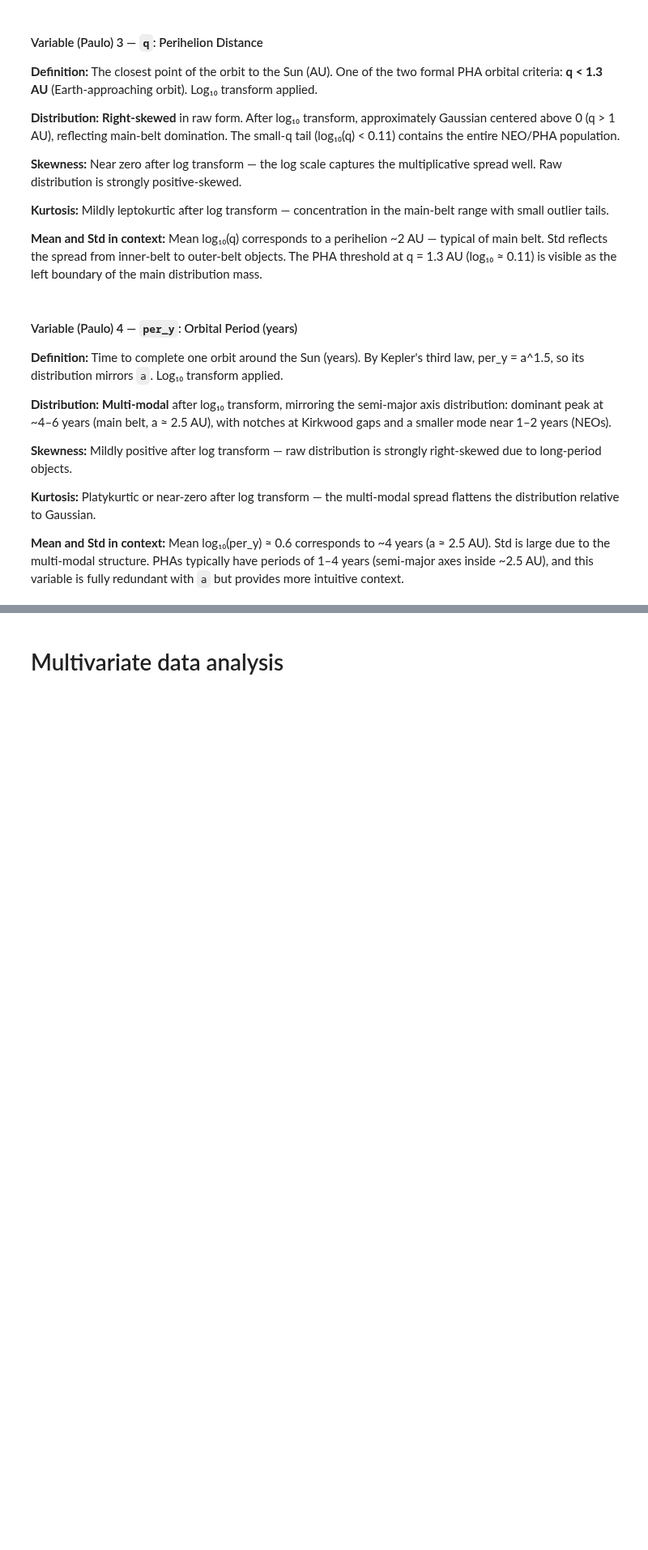
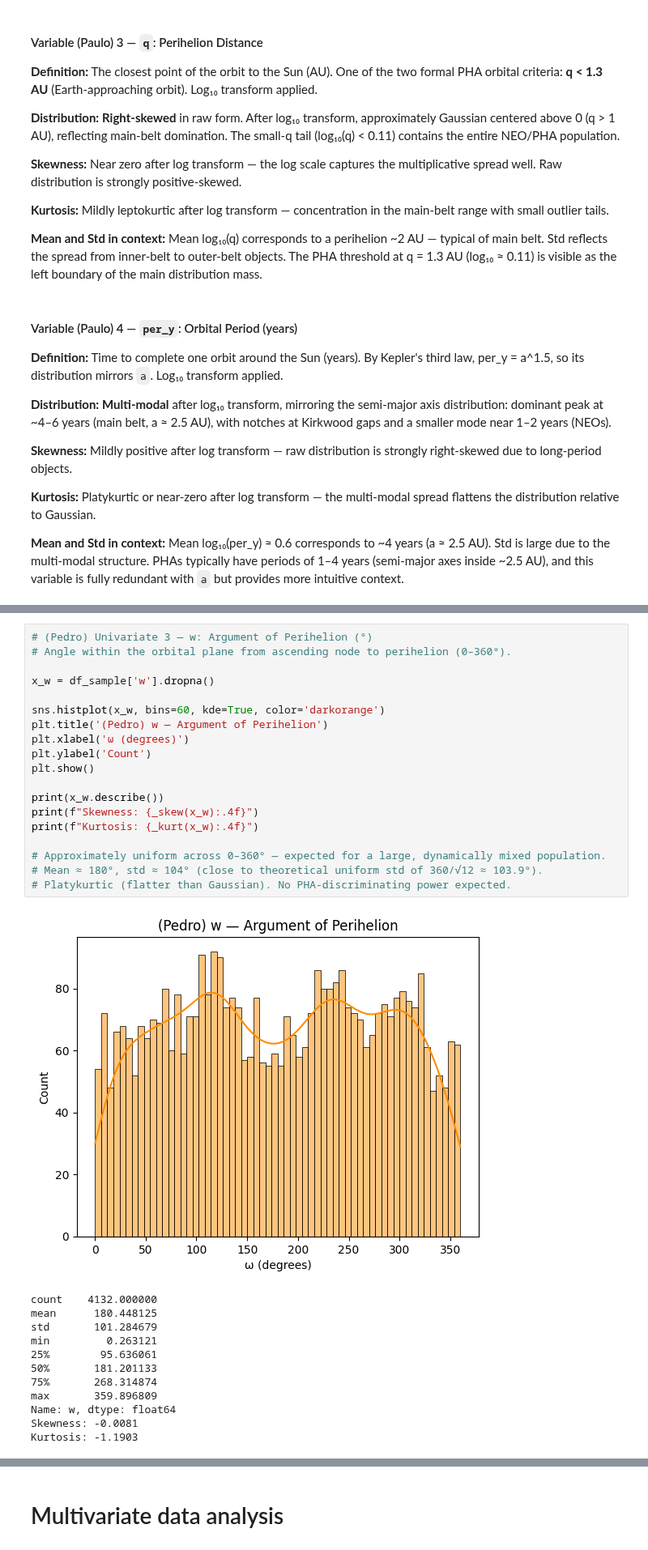
Before and after one commit to aland3r/asteroids, a Jupyter notebook: BCC_DS_TDEProject.ipynb, the cells around one changed output, grey strips where cells are left out. Shown at 81% size. Cells and saved outputs as stored; diff of their text form; blank space fills up the shorter version.

```diff
--- a/BCC_DS_TDEProject.ipynb
+++ b/BCC_DS_TDEProject.ipynb
@@ -439,0 +500,32 @@ log10(per_y)     log10        938,599     0.6406     0.1615     6.2353    83.583
+# %%
+# (Pedro) Univariate 3 — w: Argument of Perihelion (°)
+# Angle within the orbital plane from ascending node to perihelion (0–360°).
+
+x_w = df_sample['w'].dropna()
+
+sns.histplot(x_w, bins=60, kde=True, color='darkorange')
+plt.title('(Pedro) w — Argument of Perihelion')
+plt.xlabel('ω (degrees)')
+plt.ylabel('Count')
+plt.show()
+
+print(x_w.describe())
+print(f"Skewness: {_skew(x_w):.4f}")
+print(f"Kurtosis: {_kurt(x_w):.4f}")
+
+# Approximately uniform across 0–360° — expected for a large, dynamically mixed population.
+# Mean ≈ 180°, std ≈ 104° (close to theoretical uniform std of 360/√12 ≈ 103.9°).
+# Platykurtic (flatter than Gaussian). No PHA-discriminating power expected.
+# %% [output]
+[figure, added]
+count    4132.000000
+mean      180.448125
+std       101.284679
+min         0.263121
+25%        95.636061
+50%       181.201133
+75%       268.314874
+max       359.896809
+Name: w, dtype: float64
+Skewness: -0.0081
+Kurtosis: -1.1903
```
Also changed, not shown: parts of 10 cells of this notebook.
